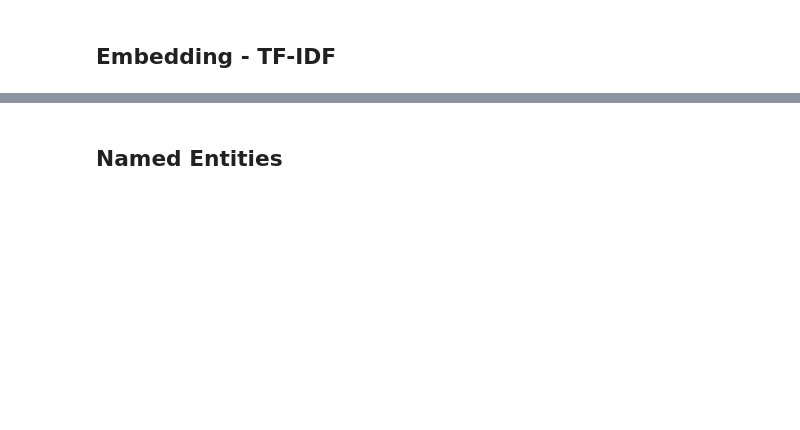
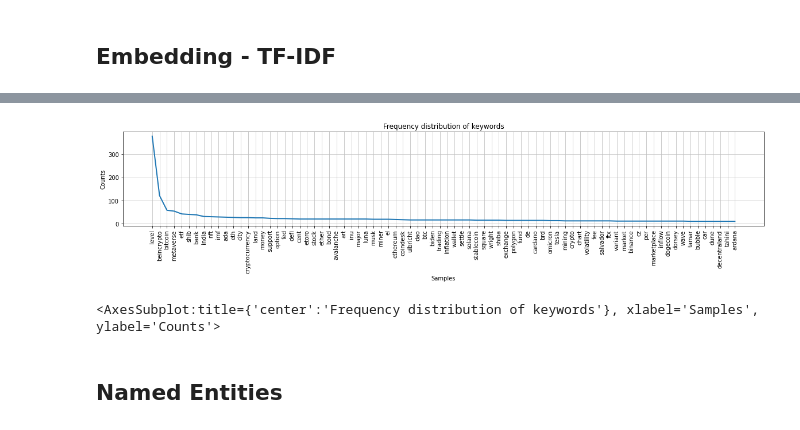
Before and after one commit to sachaschwab/NLP-Clustering, a Jupyter notebook: A3_DocumentNumber_3_Code_sacha_schwab.ipynb, the cells around one changed output, grey strips where cells are left out. Saved outputs shown, nothing was run; the diff lists cells and outputs as text; code cells hidden in the pictures; blank space fills up the shorter version.

```diff
--- a/A3_DocumentNumber_3_Code_sacha_schwab.ipynb
+++ b/A3_DocumentNumber_3_Code_sacha_schwab.ipynb
@@ -398,3 +386,13 @@ def add_keywords(df, x_keywords, tfidf_matrix, vectorizer):
+# %%
+fdist = FreqDist()
+for words in df['keywords'][:]:
+    for word in words:
+        fdist[word] += 1
+rcParams["figure.figsize"] = (20,3)
+fdist.plot(80,title='Frequency distribution of keywords')
+# %% [output]
+[figure, added]
+<AxesSubplot:title={'center':'Frequency distribution of keywords'}, xlabel='Samples', ylabel='Counts'>
 # %% [markdown]
 ## Named Entities
 # %%
```
Also changed, not shown: parts of 23 cells of this notebook, 10 other files.
